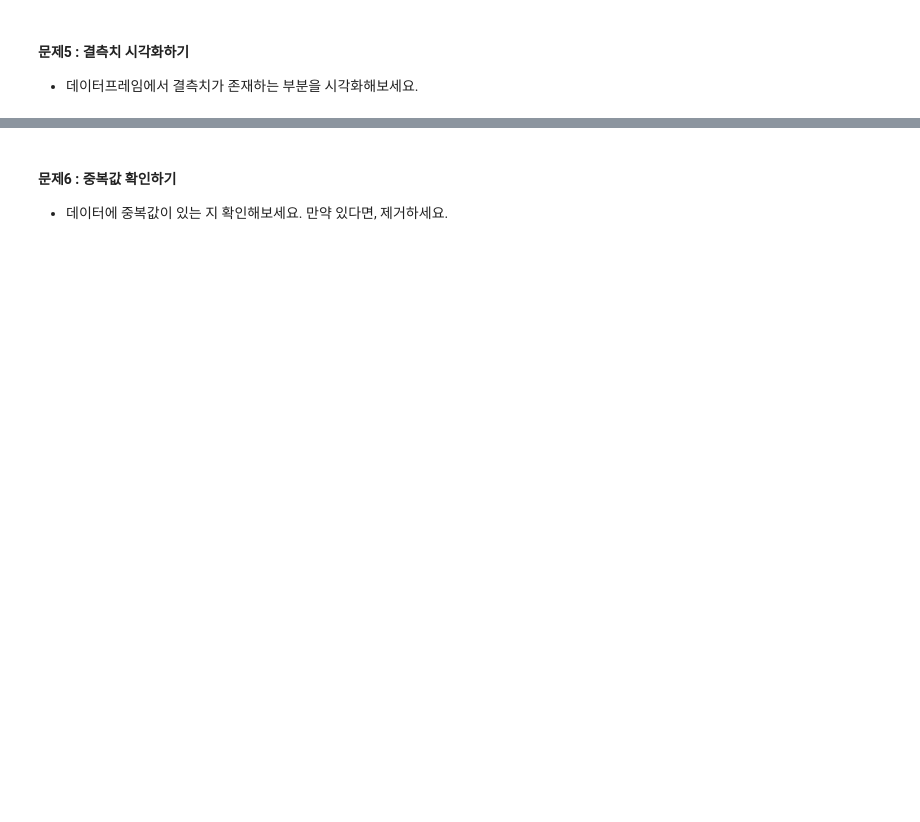
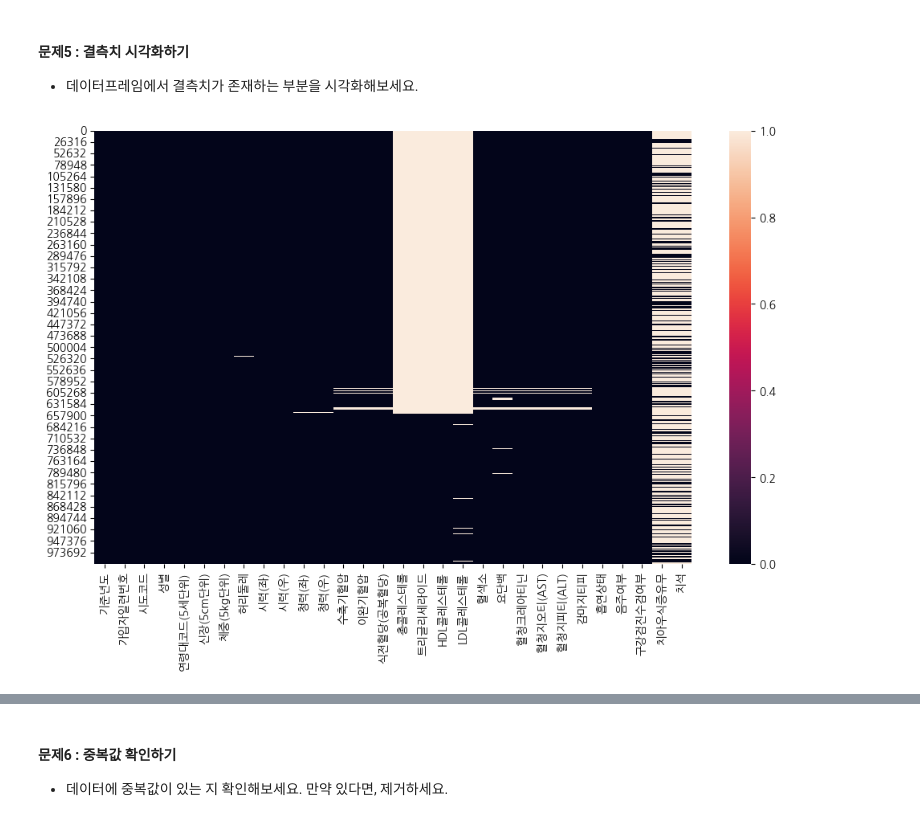
Before and after one commit to sbyeon163/codeit-bootcamp-DA13, a Jupyter notebook: 02_SprintMission/[Sprint]mission05(ver1.1).ipynb, the cells around one changed output, grey strips where cells are left out. Drawn from its saved outputs; the diff is of its cells as text; code cells hidden in the pictures; blank space fills up the shorter version.

```diff
--- a/02_SprintMission/[Sprint]mission05(ver1.1).ipynb
+++ b/02_SprintMission/[Sprint]mission05(ver1.1).ipynb
@@ -33,13 +15,13 @@ fc-cache: succeeded
 # %%
-# ▶ 한글 폰트 설정하기
-import matplotlib.pyplot as plt
-plt.rc('font', family='NanumBarunGothic')
-plt.rcParams['axes.unicode_minus'] =False
+# # ▶ 한글 폰트 설정하기
+# import matplotlib.pyplot as plt
+# plt.rc('font', family='NanumBarunGothic')
+# plt.rcParams['axes.unicode_minus'] =False
 
 # ▶ Warnings 제거
 import warnings
 warnings.filterwarnings('ignore')
 
-# ▶ Google drive mount or 폴더 클릭 후 구글드라이브 연결
-from google.colab import drive
-drive.mount('/content/drive')
+# # ▶ Google drive mount or 폴더 클릭 후 구글드라이브 연결
+# from google.colab import drive
+# drive.mount('/content/drive')
@@ -102,6 +82,8 @@ pd.set_option('display.max_columns',100)
 # %% [markdown]
 ### 문제1. 데이터 불러오기
 : 제공된 `./국민건강보험공단_건강검진정보_20221231.CSV` 파일을 불러오세요. 한글 폰트가 깨질 경우, 인코딩을 확인해보세요.
+# %%
+df = pd.read_csv("D:\suhyeon\Workspace\codeit-bootcamp-DA13\data\국민건강보험공단_건강검진정보_20221231.csv.CSV", encoding = 'cp949')
 # %% [markdown]
 ## **EDA : Data 살펴보기**
 ---
@@ -140,5 +199,14 @@ pd.set_option('display.max_columns',100)
 # %% [markdown]
 #### 문제5 : 결측치 시각화하기
 - 데이터프레임에서 결측치가 존재하는 부분을 시각화해보세요.
+# %%
+import matplotlib.pyplot as plt
+import seaborn as sns
+import koreanize_matplotlib
+plt.figure(figsize=(12,7))
+sns.heatmap(df.isnull())
+plt.show()
+# %% [output]
+[figure, added]
 # %%
 # 어떤 데이터에서 결측치가 관측되었나요? 해당 데이터는 어떻게 전처리하는 게 좋을까요?
```
Also changed, not shown: parts of 39 cells of this notebook, 6 other files.
